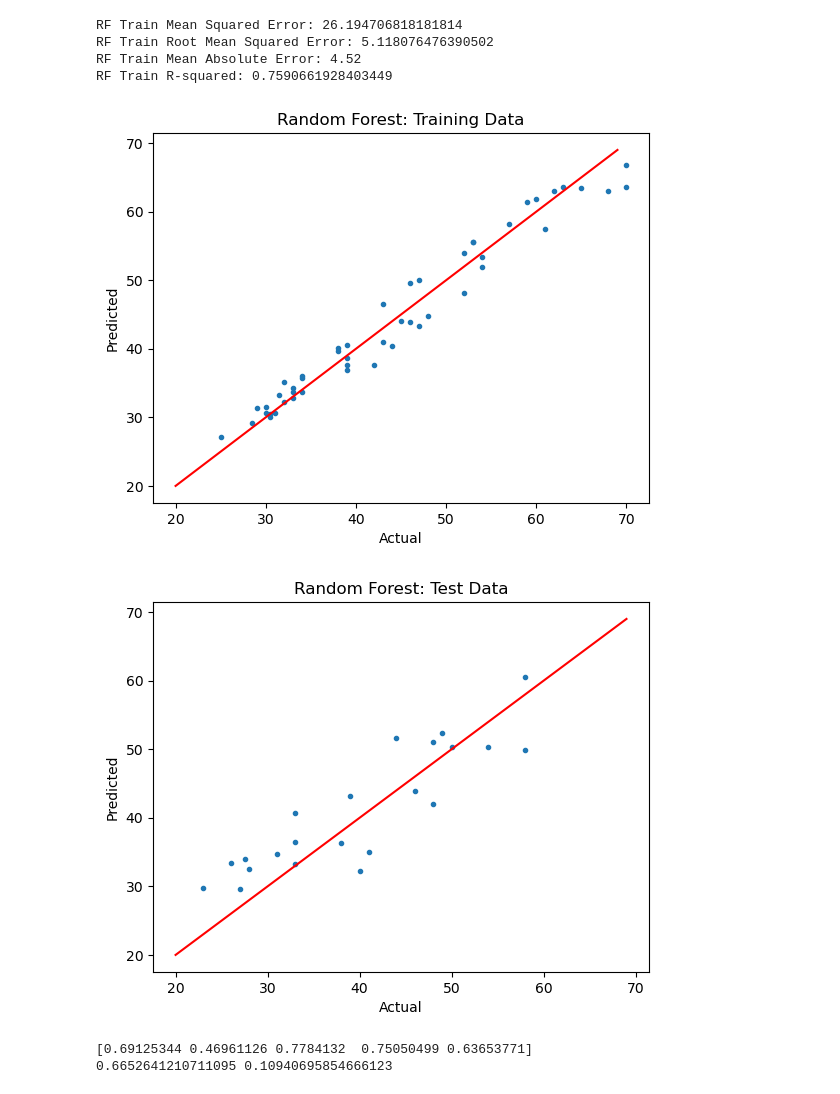
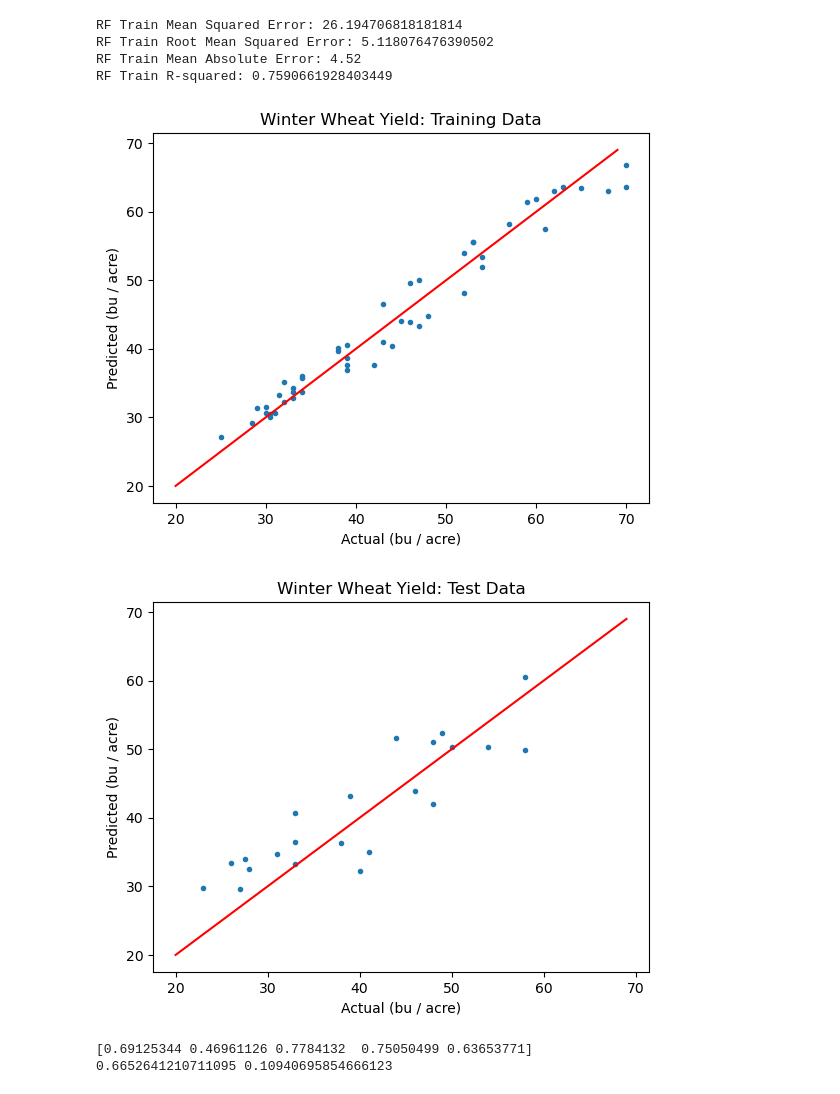
Before and after one commit to pjh24/Predicting-Winter-Wheat-Yields, a Jupyter notebook: Capstone Two - Modeling .ipynb, the cells around one changed output. Drawn from its saved outputs; the diff is of its cells as text; code cells hidden in the pictures.

```diff
--- a/Capstone Two - Modeling .ipynb
+++ b/Capstone Two - Modeling .ipynb
@@ -349,26 +410,32 @@ RF Train R-squared: 0.7590661928403449
 # %%
 #Training
 plt.plot(y_train, rf_pred_train, marker='.', linestyle='none')
 plt.plot([x for x in range(20,70)],[x for x in range(20,70)], color='red')
 
-plt.title("Random Forest: Training Data")
-plt.xlabel("Actual")
-plt.ylabel("Predicted")
+plt.title("Winter Wheat Yield: Training Data")
+plt.xlabel("Actual (bu / acre)")
+plt.ylabel("Predicted (bu / acre)")
 
 plt.show()
+
+#plt.savefig('CapstoneTwo-finalReport-modelingRFtraining.png')
+#plt.close()
 
 #Test
 plt.plot(y_test, rf_pred_test, marker='.', linestyle='none')
 plt.plot([x for x in range(20,70)],[x for x in range(20,70)], color='red')
 
-plt.title("Random Forest: Test Data")
-plt.xlabel("Actual")
-plt.ylabel("Predicted")
+plt.title("Winter Wheat Yield: Test Data")
+plt.xlabel("Actual (bu / acre)")
+plt.ylabel("Predicted (bu / acre)")
 
 plt.show()
+
+#plt.savefig('CapstoneTwo-finalReport-modelingRFtest.png')
+#plt.close()
 # %% [output]
-[figure, old version]
+[figure, new version]
-[figure, old version]
+[figure, new version]
 # %%
 #Use cross validataion to test the robustness of model
 # %%
```
Also changed, not shown: parts of 9 cells of this notebook.
